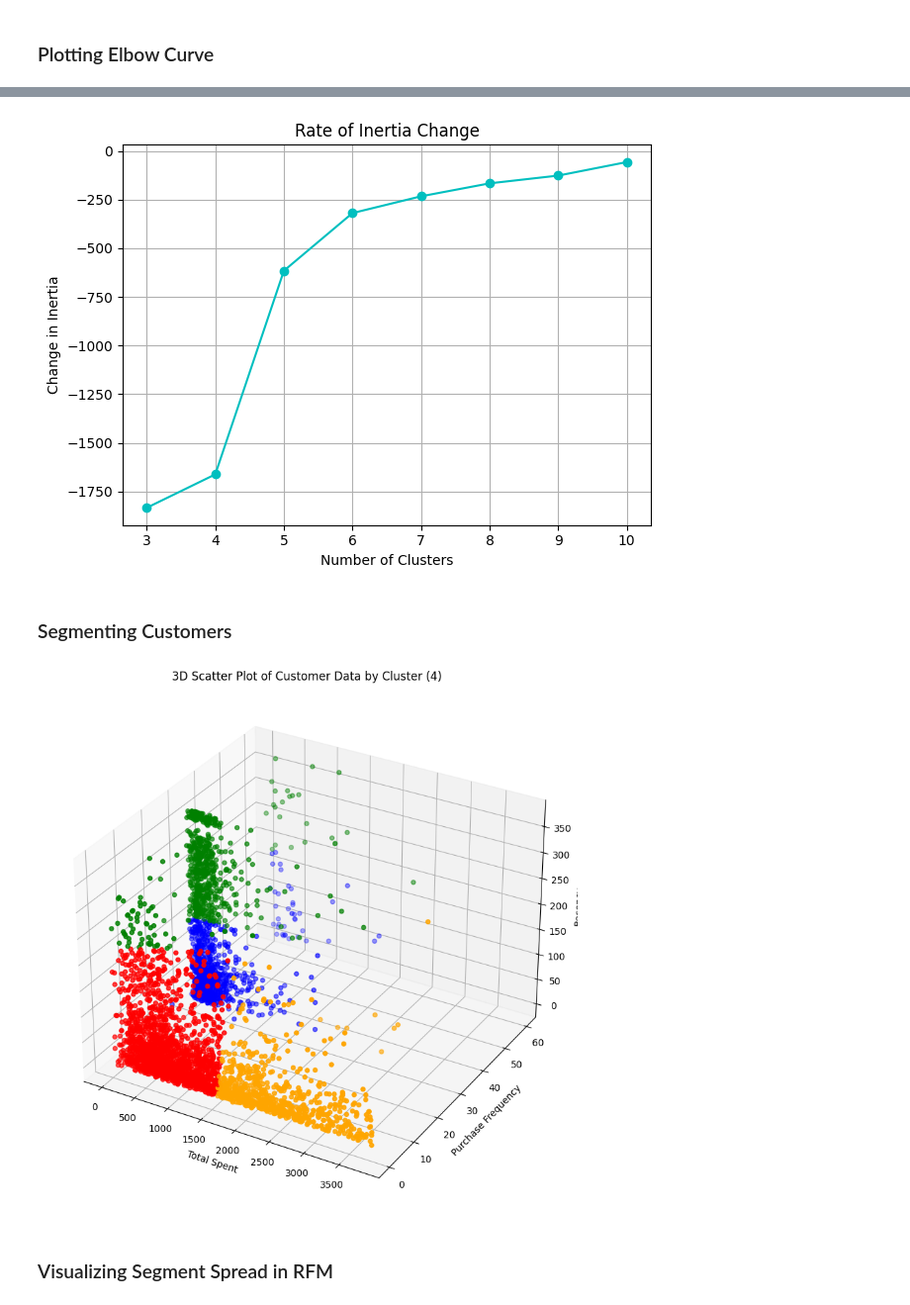
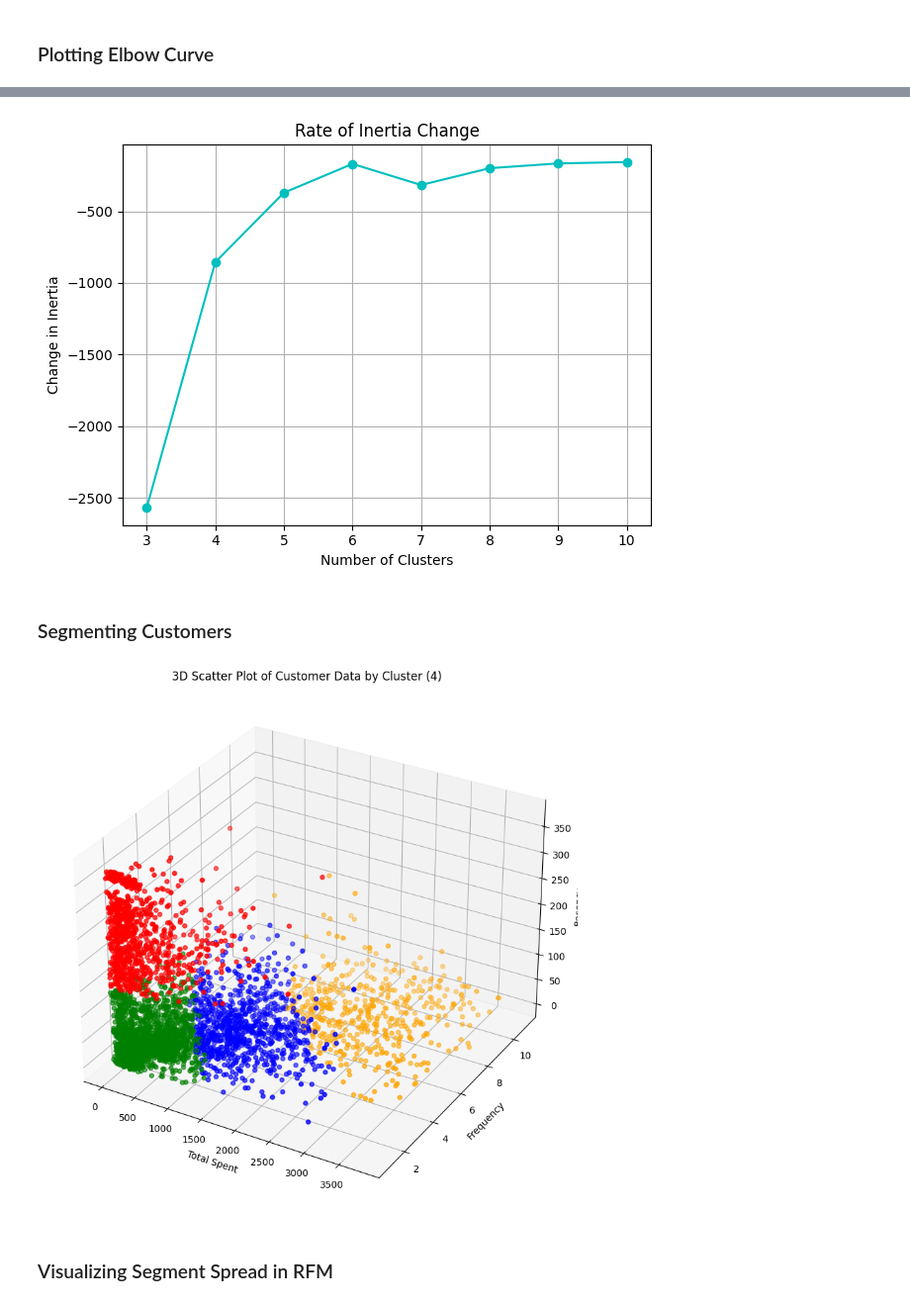
Before and after one commit to YashChowdhary34/multichannel_ETL_segmentation_analysis, a Jupyter notebook: notebooks/customer_segmentation.ipynb, the cells around one changed output, grey strips where cells are left out. Shown at 99% size. Saved outputs shown, nothing was run; the diff lists cells and outputs as text; code cells hidden in the pictures.

```diff
--- a/notebooks/customer_segmentation.ipynb
+++ b/notebooks/customer_segmentation.ipynb
@@ -24,13 +31,13 @@ customer_metrics.head()
 # %% [markdown]
 ### Scaling Features
 # %%
-segmentation_features = ['TotalSpent', 'PurchaseFrequency', 'Recency']
+segmentation_features = ['TotalSpent', 'Frequency', 'Recency']
 
 scaler = StandardScaler()
 scaled_features = scaler.fit_transform(customer_metrics[segmentation_features]) # numpy array with standard deviation
 
 scaled_features_df = pd.DataFrame(scaled_features, index=customer_metrics.index, \
-                                  columns=('TotalSpent', 'PurchaseFrequency', 'Recency'))
+                                  columns=('TotalSpent', 'Frequency', 'Recency'))
 # %%
 scaled_features
 # %% [output]
@@ -120,7 +127,7 @@ plt.tight_layout()
 plt.grid(True)
 plt.show()
 # %% [output]
-[figure, old version]
+[figure, new version]
 # %% [markdown]
 ### Segmenting Customers
 # %%
@@ -129,29 +136,29 @@ customer_metrics['Segment'] = kmeans_4.fit_predict(scaled_features)
 # %%
 cluster_colors = {
   0: 'blue',
   1: 'orange',
   2: 'green',
   3: 'red'
 }
 
 colors = customer_metrics['Segment'].map(cluster_colors)
 
 fig = plt.figure(figsize=(10, 10))
 ax = fig.add_subplot(projection='3d')
 
 scatter = ax.scatter(customer_metrics['TotalSpent'],
-                     customer_metrics['PurchaseFrequency'],
+                     customer_metrics['Frequency'],
                      customer_metrics['Recency'],
                      c=colors,
                      marker='o')
 
 ax.set_xlabel('Total Spent')
-ax.set_ylabel('Purchase Frequency')
+ax.set_ylabel('Frequency')
 ax.set_zlabel('Recency')
 ax.set_title('3D Scatter Plot of Customer Data by Cluster (4)')
 plt.show()
 # %% [output]
-[figure, old version]
+[figure, new version]
 # %% [markdown]
 ### Visualizing Segment Spread in RFM
 # %%
```
Also changed, not shown: parts of 18 cells of this notebook, 19 other files.
